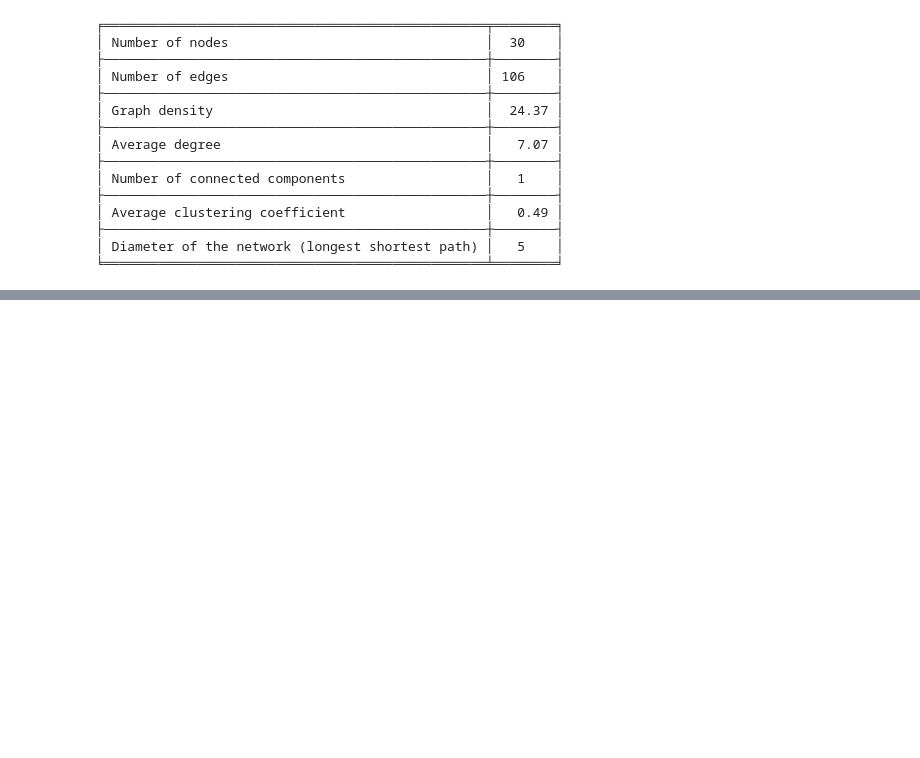
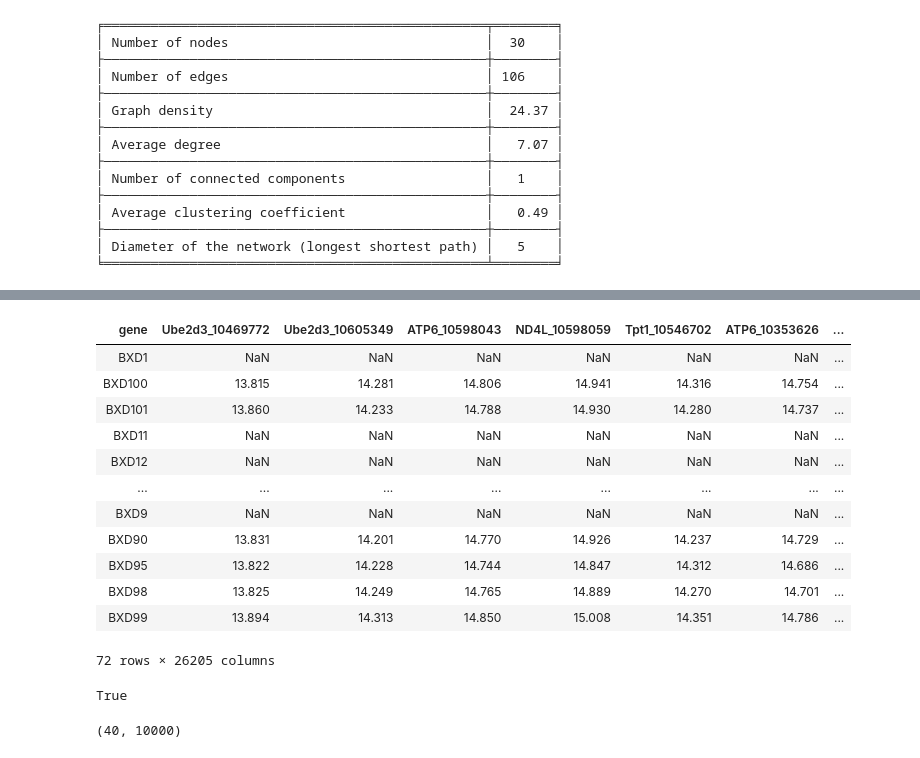
Before and after one commit to raphaelreiss/Network_tour_of_mice_genetics, a Jupyter notebook: GCN_test2.ipynb, the cells around one changed output, grey strips where cells are left out. Drawn from its saved outputs; the diff is of its cells as text; code cells hidden in the pictures; blank space fills up the shorter version.

```diff
--- a/GCN_test2.ipynb
+++ b/GCN_test2.ipynb
@@ -277,0 +345,16 @@ print("Test Accuracy {:.4f}".format(acc))
+# %%
+signal
+# %% [output]
+| gene | Ube2d3_10469772 | Ube2d3_10605349 | ATP6_10598043 | ND4L_10598059 | Tpt1_10546702 | ATP6_10353626 | ... |
+| BXD1 | NaN | NaN | NaN | NaN | NaN | NaN | ... |
+| BXD100 | 13.815 | 14.281 | 14.806 | 14.941 | 14.316 | 14.754 | ... |
+| BXD101 | 13.860 | 14.233 | 14.788 | 14.930 | 14.280 | 14.737 | ... |
+| BXD11 | NaN | NaN | NaN | NaN | NaN | NaN | ... |
+| BXD12 | NaN | NaN | NaN | NaN | NaN | NaN | ... |
+| ... | ... | ... | ... | ... | ... | ... | ... |
+| BXD9 | NaN | NaN | NaN | NaN | NaN | NaN | ... |
+| BXD90 | 13.831 | 14.201 | 14.770 | 14.926 | 14.237 | 14.729 | ... |
+| BXD95 | 13.822 | 14.228 | 14.744 | 14.847 | 14.312 | 14.686 | ... |
+| BXD98 | 13.825 | 14.249 | 14.765 | 14.889 | 14.270 | 14.701 | ... |
+| BXD99 | 13.894 | 14.313 | 14.850 | 15.008 | 14.351 | 14.786 | ... |
+72 rows × 26205 columns
@@ -277,0 +364,5 @@ print("Test Accuracy {:.4f}".format(acc))
+# %%
+# Are both index the same ?
+(y_fourC.index == sign.index).all()
+# %% [output]
+True
@@ -277,0 +376,4 @@ print("Test Accuracy {:.4f}".format(acc))
+# %%
+sign_np.shape
+# %% [output]
+(40, 10000)
```
Also changed, not shown: parts of 46 cells of this notebook.
